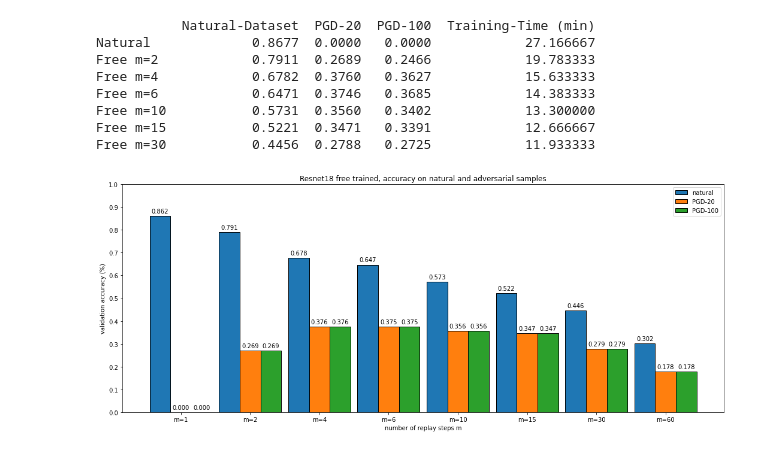
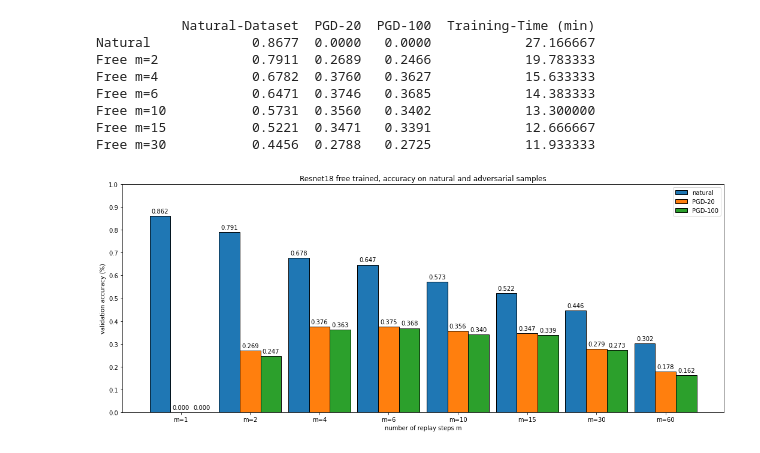
Before and after one commit to dp1/adversarial-training-for-free, a Jupyter notebook: notebook_free_training.ipynb, the cells around one changed output. Drawn from its saved outputs; the diff is of its cells as text; code cells hidden in the pictures.

Commit message:
Update final plot

```diff
--- a/notebook_free_training.ipynb
+++ b/notebook_free_training.ipynb
@@ -537,32 +540,32 @@ Free m=30           0.4456  0.2788   0.2725            11.933333
 # %%
 fig,axes=plt.subplots(figsize=(18, 7))
 axes.set_xlabel("number of replay steps m")
 axes.set_ylabel("validation accuracy (%)")
 categories = ["m=1", "m=2", "m=4", "m=6", "m=10", "m=15", "m=30", "m=60"]
 
 output = []
 output_20 = []
 output_100 = []
 
 for m in [1,2,4,6,10,15,30,60]:
   data = load_data("data-m="+str(m))
   output.append(data["natural"])
   output_20.append(data["pgd20_acc"])
   output_100.append(data["pgd100_acc"])
 
 width=0.3
 x = np.arange(len(categories))
 axes.set_title("Resnet18 free trained, accuracy on natural and adversarial samples")
 axes.set_yticks(np.linspace(0,1,11))
 axes.set_ylim(0,1)
 b0=axes.bar(x-width, output, width, edgecolor="black", label="natural")
 b1=axes.bar(x, output_20, width, edgecolor="black", label="PGD-20")
-b2=axes.bar(x+width, output_20, width, edgecolor="black", label="PGD-100")
+b2=axes.bar(x+width, output_100, width, edgecolor="black", label="PGD-100")
 axes.bar_label(b0, fmt="%.3f", padding=3)
 axes.bar_label(b1, fmt="%.3f", padding=3)
 axes.bar_label(b2, fmt="%.3f", padding=3)
 axes.set_xticks(x, categories)
 axes.legend()
 plt.show()
 # %% [output]
-[figure, old version]
+[figure, new version]
```
Also changed, not shown: parts of 4 cells of this notebook, 1 other file.
